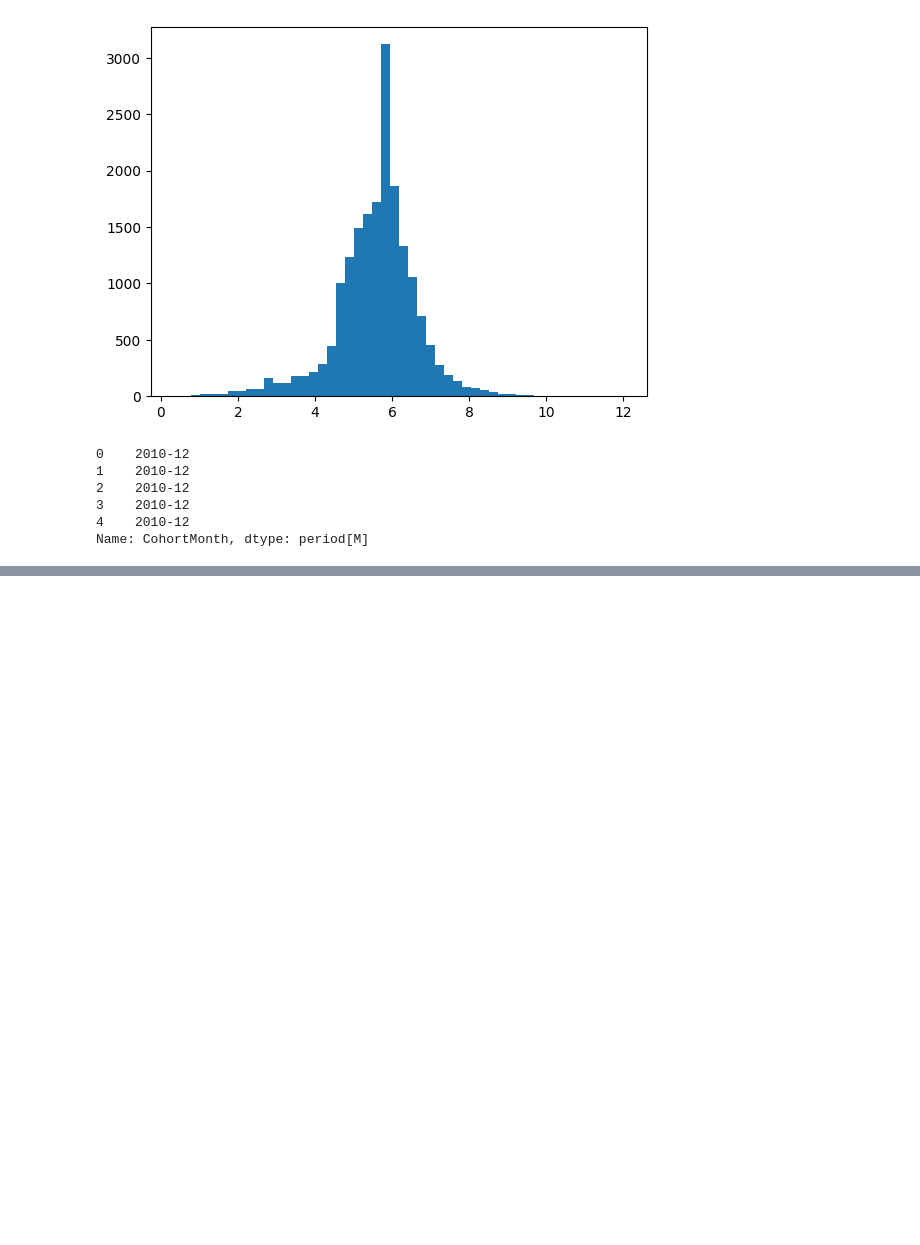
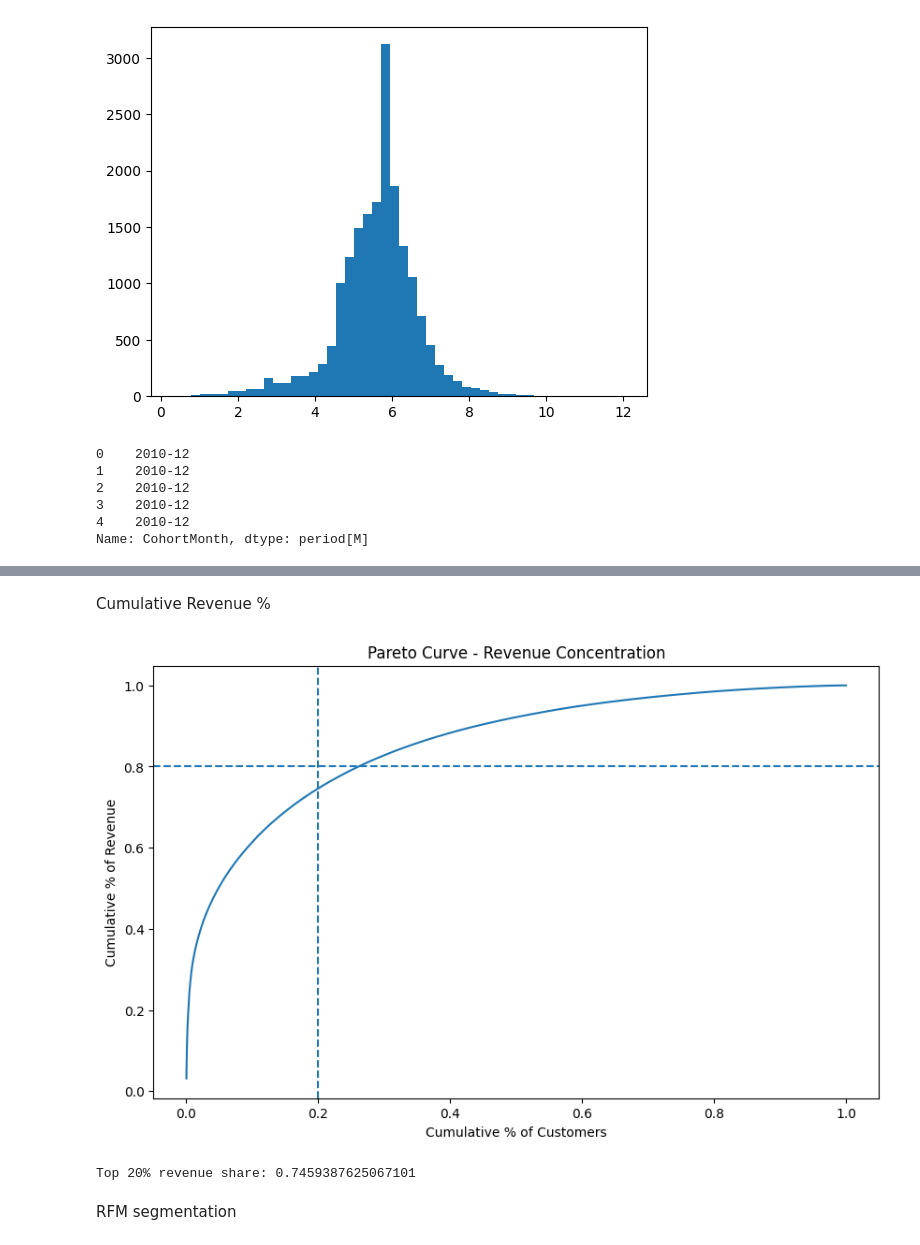
Before and after one commit to barelywinning/gcc-revenue-intelligence, a Jupyter notebook: notebooks/data_exploration.ipynb, the cells around one changed output, grey strips where cells are left out. Saved outputs shown, nothing was run; the diff lists cells and outputs as text; code cells hidden in the pictures; blank space fills up the shorter version.

```diff
--- a/notebooks/data_exploration.ipynb
+++ b/notebooks/data_exploration.ipynb
@@ -202,0 +253,4 @@ Name: CohortMonth, dtype: period[M]
+# %%
+df["CohortMonth"] = df.groupby("Customer ID")["InvoiceDate"]\
+    .transform("min")\
+    .dt.to_period("M")
@@ -202,0 +318,10 @@ Name: CohortMonth, dtype: period[M]
+# %%
+customer_revenue = (
+    df.groupby("Customer ID")["Revenue"]
+      .sum()
+      .sort_values(ascending=False)
+      .reset_index()
+)
+
+customer_revenue.columns = ["CustomerID", "TotalRevenue"]
+customer_revenue.head(10)
@@ -202,0 +340,47 @@ Name: CohortMonth, dtype: period[M]
+# %% [markdown]
+Cumulative Revenue %
+# %%
+customer_revenue["CumulativeRevenue"] = customer_revenue["TotalRevenue"].cumsum()
+
+total_revenue = customer_revenue["TotalRevenue"].sum()
+
+customer_revenue["CumulativePercent"] = (
+    customer_revenue["CumulativeRevenue"] / total_revenue
+)
+# %%
+customer_revenue["CustomerRank"] = (
+    customer_revenue.index + 1
+)
+
+total_customers = len(customer_revenue)
+
+customer_revenue["CustomerPercent"] = (
+    customer_revenue["CustomerRank"] / total_customers
+)
+# %%
+
+plt.figure(figsize=(10,6))
+plt.plot(customer_revenue["CustomerPercent"],
+         customer_revenue["CumulativePercent"])
+
+plt.axvline(0.2, linestyle="--")
+plt.axhline(0.8, linestyle="--")
+
+plt.xlabel("Cumulative % of Customers")
+plt.ylabel("Cumulative % of Revenue")
+plt.title("Pareto Curve - Revenue Concentration")
+plt.show()
+# %% [output]
+[figure, added]
+# %%
+top_20_cutoff = int(0.2 * total_customers)
+
+top_20_revenue = customer_revenue.iloc[:top_20_cutoff]["TotalRevenue"].sum()
+
+top_20_share = top_20_revenue / total_revenue
+
+print("Top 20% revenue share:", top_20_share)
+# %% [output]
+Top 20% revenue share: 0.7459387625067101
+# %% [markdown]
+RFM segmentation
```
Also changed, not shown: parts of 30 cells of this notebook.
